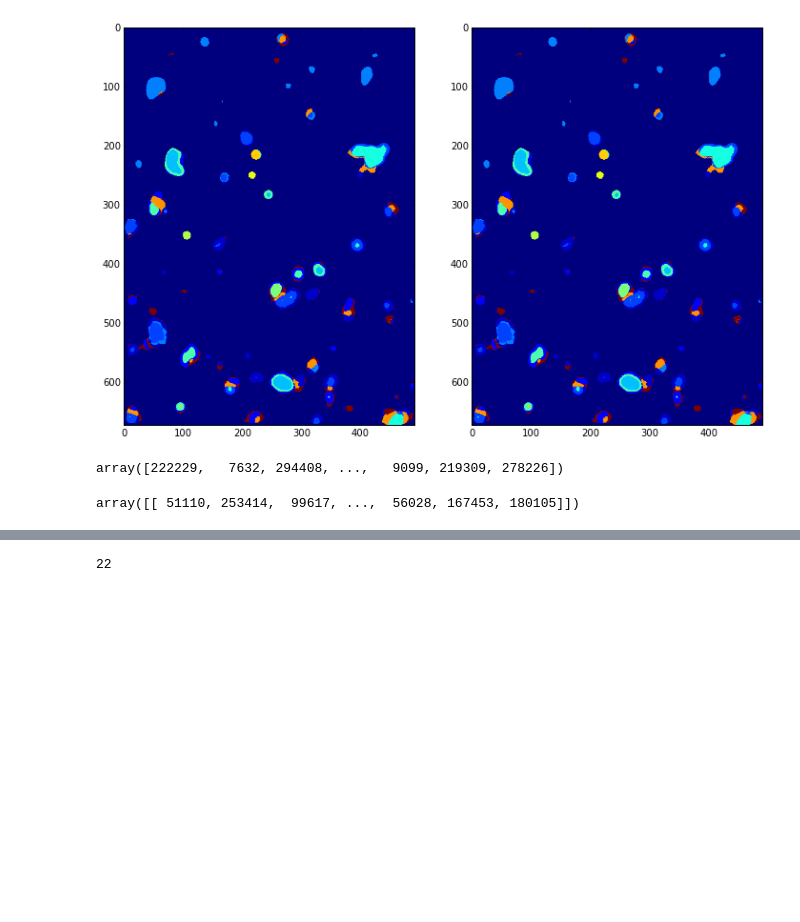
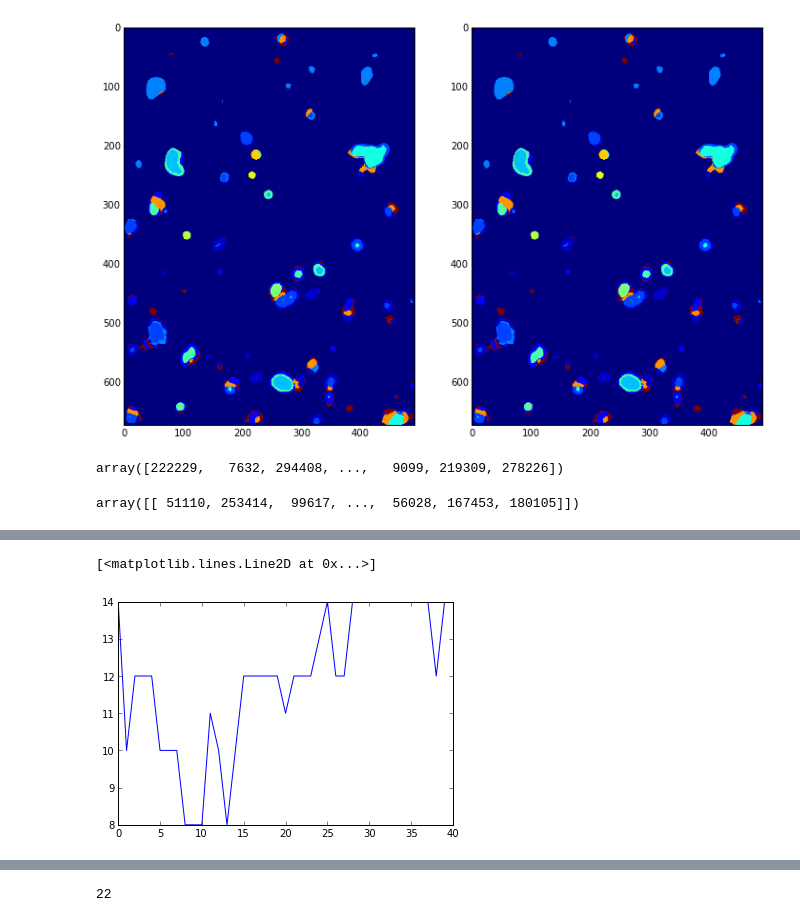
Before and after one commit to klchan13/biosignatures, a Jupyter notebook: notebooks/06-21-14 - Random locations.ipynb, the cells around one changed output, grey strips where cells are left out. Drawn from its saved outputs; the diff is of its cells as text; code cells hidden in the pictures; blank space fills up the shorter version.

```diff
--- a/notebooks/06-21-14 - Random locations.ipynb
+++ b/notebooks/06-21-14 - Random locations.ipynb
@@ -167,0 +198,2 @@ for d_num in np.arange(1,11):
+# %%
+sig_list_60_80 = np.load("sig_list_60_80.npy")
@@ -168,11 +206,17 @@ for d_num in np.arange(1,11):
+# %%
+new_data_sets = []
+for i in np.arange(sig_list_60_80.shape[0]):
+    new_data_sets.append(sig_list_60_80[i][17])
 # %%
-max_itr = 40
+max_itr = 120
 xLen = 491
 yLen = 673
 all_masks_list = []
-for d_idx, data in enumerate(data_sets):
+t1 = time.time()
+for d_idx, data in enumerate(new_data_sets):
+    t2 = time.time()
     # Initial reclassification after data generation.
-    sys.stdout.write('\r' + "Reclassification %s for data set %s.  Elapsed time: %s mins"%(1, d_idx+1,(t2-t1)/60.))
+    sys.stdout.write('\r' + "Reclassification %s for data set %s.  Elapsed time: %s mins"%(79, d_idx+1,(t2-t1)/60.))
     sys.stdout.flush()
     rand_reclass = sa.reclass(lin_data_alt, sigList=data, minReassignPix=10)
 
@@ -180,7 +224,8 @@ for d_idx, data in enumerate(data_sets):
     # After the first relcassification, all the 1 pixel signatures should be gone
     # and the number of signatures should be constant.
     all_masks = []#np.zeros((max_itr, len(rand_reclass_masks), xLen*yLen))
-    for itr in np.arange(max_itr):
+    for itr in np.arange(80, max_itr):
+        t2 = time.time()
         sys.stdout.write('\r' + "Reclassification %s for data set %s.  Elapsed time: %s mins"%(itr+2, d_idx+1,(t2-t1)/60.))
         sys.stdout.flush()
 
@@ -190,5 +235,6 @@ for d_idx, data in enumerate(data_sets):
 
     # Save the masks for this data set.
     all_masks_list.append(all_masks)
-    np.save("sig_list_d%s.npy"%d_idx, all_masks)
+
+np.save("sig_list_79_120.npy", all_masks_list)
 # %% [output]
@@ -196,9 +242,20 @@ Reclassification 36 for data set 5
 # %%
+t1 = time.time()
 aggre_clust_diffs = []
-med_clust_diffs = np.zeros(max_itr)
-for itr in np.arange(max_itr):
-    for d_inds, di in enumerate(itertools.combinations(np.arange(len(data_sets)), 2)):
-        sys.stdout.write('\r' + "Finding differences of reclassification %s for data pairs %s of 45"%(itr, d_inds+1))
+med_clust_diffs = np.zeros(max_itr - 80)
+for itr in np.arange(0, 40):
+    for d_inds, di in enumerate(itertools.combinations(np.arange(len(new_data_sets)), 2)):
+        t2 = time.time()
+
+        # Change from minutes to hours if current run time is longer than an hour
+        if ((t2-t1)/60.) > 60.:
+            n = 60.
+            units = "hours"
+        else:
+            n = 1.
+            units = "mins"
+        sys.stdout.write('\r' + "Finding differences of reclassification %s for data pairs %s of %s.  Elapsed time: %s %s"%(itr+1,
+                                                              d_inds+1, bsu.nchoosek(len(new_data_sets),2),(t2-t1)/(60.*n),units))
         sys.stdout.flush()
         # Find the cluster differences between mask lists from different data sets
         # at the same iteration of reassignment.
@@ -221,0 +296,5 @@ a = 3
+# %%
+plot(med_clust_diffs)
+# %% [output]
+[<matplotlib.lines.Line2D at 0x...>]
+[figure, added]
```
Also changed, not shown: parts of 19 cells of this notebook, 2 other files.
